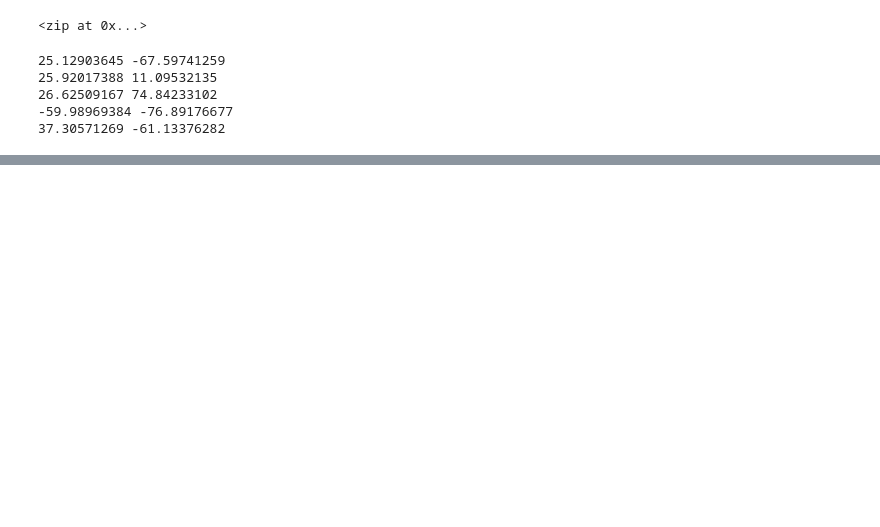
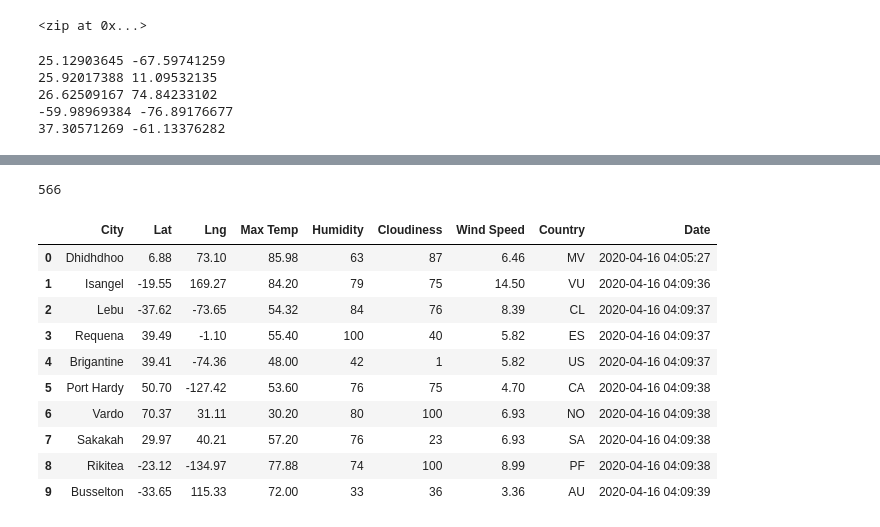
Before and after one commit to natrockwood/World_Weather_Analysis, a Jupyter notebook: WeatherPy.ipynb, the cells around one changed output, grey strips where cells are left out. Saved outputs shown, nothing was run; the diff lists cells and outputs as text; code cells hidden in the pictures; blank space fills up the shorter version.

```diff
--- a/WeatherPy.ipynb
+++ b/WeatherPy.ipynb
@@ -73,0 +174,20 @@ len(cities)
+# %%
+len(city_data)
+# %% [output]
+566
+# %%
+# Convert the array of dictionaries to a Pandas DataFrame.
+city_data_df = pd.DataFrame(city_data)
+city_data_df.head(10)
+# %% [output]
+|  | City | Lat | Lng | Max Temp | Humidity | Cloudiness | Wind Speed | Country | Date |
+| 0 | Dhidhdhoo | 6.88 | 73.10 | 85.98 | 63 | 87 | 6.46 | MV | 2020-04-16 04:05:27 |
+| 1 | Isangel | -19.55 | 169.27 | 84.20 | 79 | 75 | 14.50 | VU | 2020-04-16 04:09:36 |
+| 2 | Lebu | -37.62 | -73.65 | 54.32 | 84 | 76 | 8.39 | CL | 2020-04-16 04:09:37 |
+| 3 | Requena | 39.49 | -1.10 | 55.40 | 100 | 40 | 5.82 | ES | 2020-04-16 04:09:37 |
+| 4 | Brigantine | 39.41 | -74.36 | 48.00 | 42 | 1 | 5.82 | US | 2020-04-16 04:09:37 |
+| 5 | Port Hardy | 50.70 | -127.42 | 53.60 | 76 | 75 | 4.70 | CA | 2020-04-16 04:09:38 |
+| 6 | Vardo | 70.37 | 31.11 | 30.20 | 80 | 100 | 6.93 | NO | 2020-04-16 04:09:38 |
+| 7 | Sakakah | 29.97 | 40.21 | 57.20 | 76 | 23 | 6.93 | SA | 2020-04-16 04:09:38 |
+| 8 | Rikitea | -23.12 | -134.97 | 77.88 | 74 | 100 | 8.99 | PF | 2020-04-16 04:09:38 |
+| 9 | Busselton | -33.65 | 115.33 | 72.00 | 33 | 36 | 3.36 | AU | 2020-04-16 04:09:39 |
```
Also changed, not shown: parts of 9 cells of this notebook, 2 other files.
